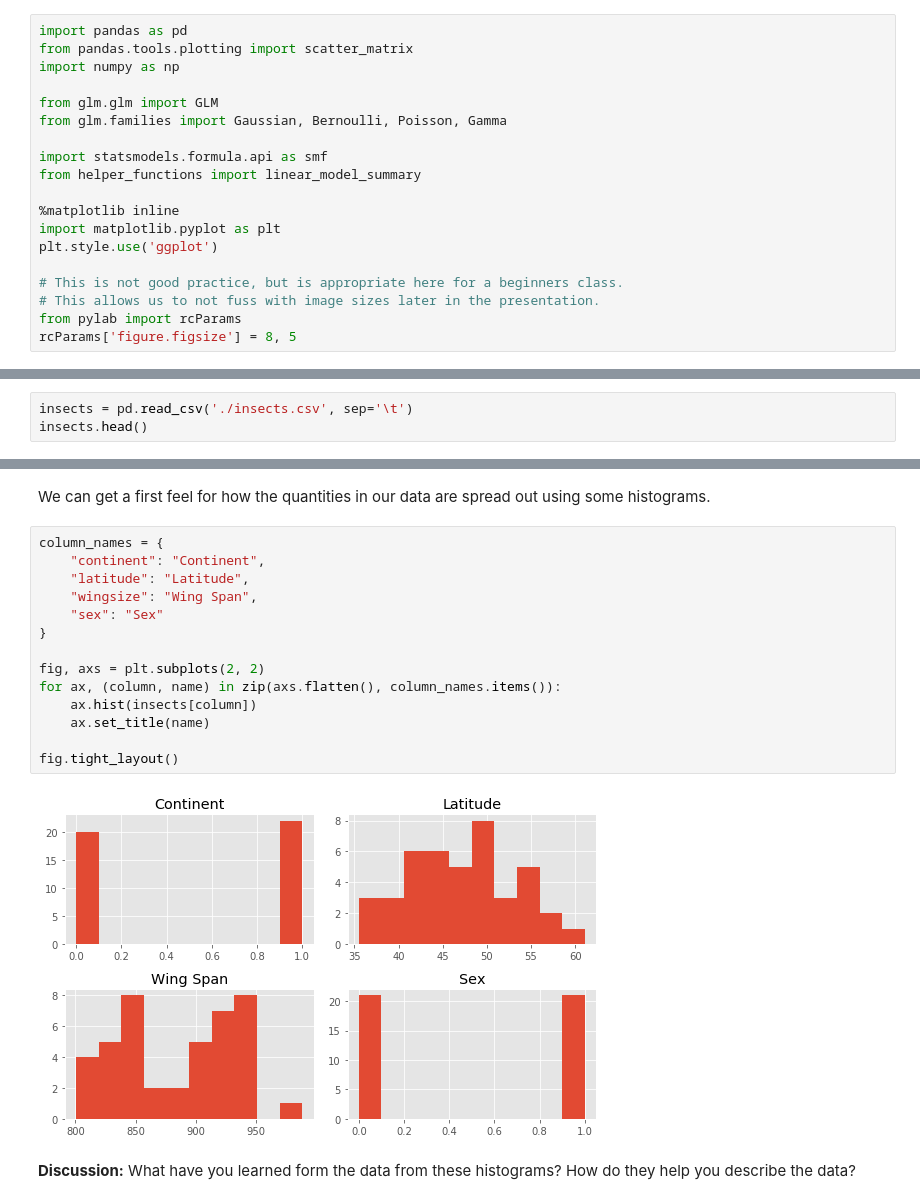
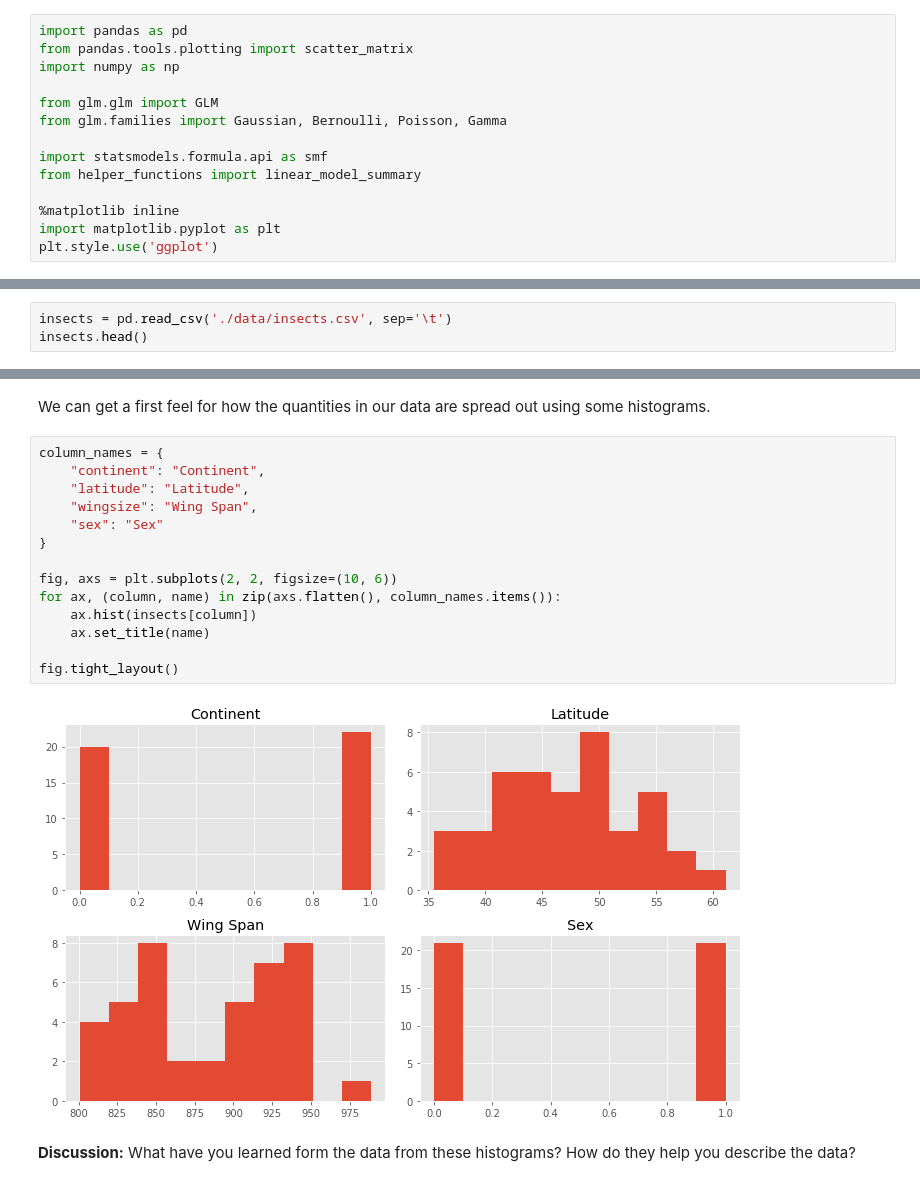
Before and after one commit to wmarshall484/DSI_LECTURES_2, a Jupyter notebook: linear-regression/matt_drury/linear-regression-introduction.ipynb, the cells around one changed output, grey strips where cells are left out. Cells and saved outputs as stored; diff of their text form.

Commit message:
Resize some images in matt's lr notebook.

```diff
--- a/linear-regression/matt_drury/linear-regression-introduction.ipynb
+++ b/linear-regression/matt_drury/linear-regression-introduction.ipynb
@@ -12,11 +12,6 @@ from helper_functions import linear_model_summary
 %matplotlib inline
 import matplotlib.pyplot as plt
 plt.style.use('ggplot')
-
-# This is not good practice, but is appropriate here for a beginners class.
-# This allows us to not fuss with image sizes later in the presentation.
-from pylab import rcParams
-rcParams['figure.figsize'] = 8, 5
 # %% [markdown]
 # Linear Regression Introduction
 # %% [markdown]
@@ -53,7 +48,7 @@ continent, latitude, wingsize, and sex
 
 Each data element is separated from the next by a tab character, so although it has the `.csv` extension, it is not comma separated.
 # %%
-insects = pd.read_csv('./insects.csv', sep='\t')
+insects = pd.read_csv('./data/insects.csv', sep='\t')
 insects.head()
 # %% [output]
 |  | continent | latitude | wingsize | sex |
@@ -85,19 +80,19 @@ We can get a first feel for how the quantities in our data are spread out using
 # %%
 column_names = {
     "continent": "Continent",
     "latitude": "Latitude",
     "wingsize": "Wing Span",
     "sex": "Sex"
 }
 
-fig, axs = plt.subplots(2, 2)
+fig, axs = plt.subplots(2, 2, figsize=(10, 6))
 for ax, (column, name) in zip(axs.flatten(), column_names.items()):
     ax.hist(insects[column])
     ax.set_title(name)
 
 fig.tight_layout()
 # %% [output]
-[figure, old version]
+[figure, new version]
 # %% [markdown]
 **Discussion:** What have you learned form the data from these histograms?  How do they help you describe the data?
 # %% [markdown]
```
Also changed, not shown: parts of 21 cells of this notebook.
